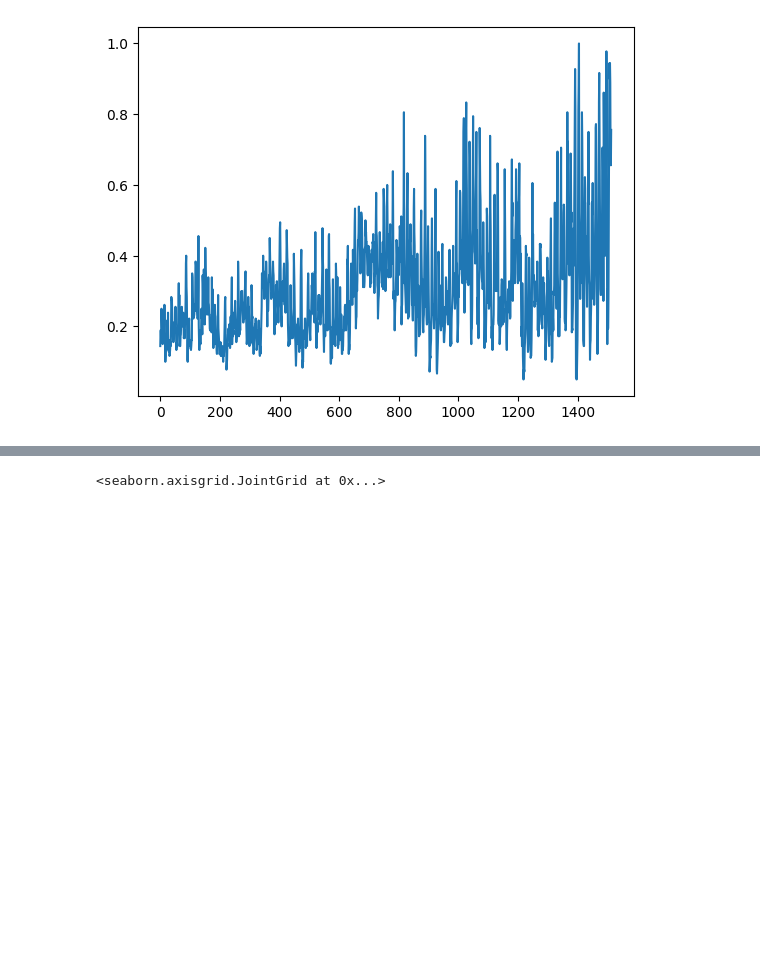
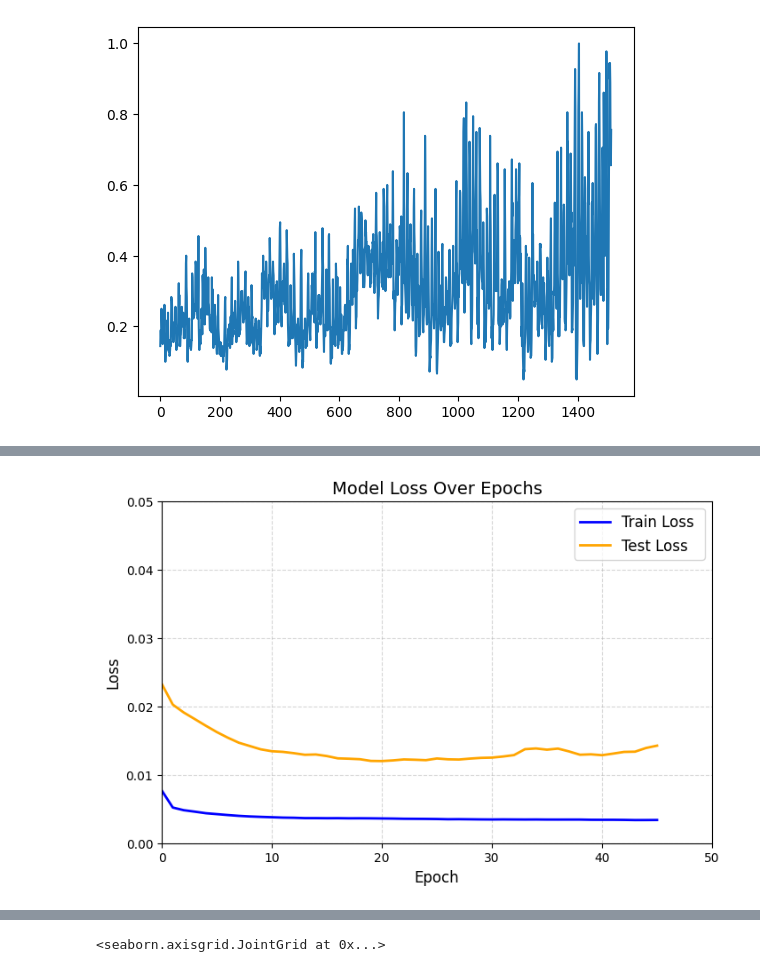
Before and after one commit to ayushsth/AQI-Forecasting, a Jupyter notebook: LSTM_KTM_MinMax_testing.ipynb, the cells around one changed output, grey strips where cells are left out. Cells and saved outputs as stored; diff of their text form; code cells hidden in the pictures; blank space fills up the shorter version.

```diff
--- a/LSTM_KTM_MinMax_testing.ipynb
+++ b/LSTM_KTM_MinMax_testing.ipynb
@@ -385,3 +385,31 @@ plt.show()
+# %%
+import numpy as np
+import matplotlib.pyplot as plt
+
+def moving_average(data, window_size=5):
+    return np.convolve(data, np.ones(window_size)/window_size, mode='valid')
+
+# Apply smoothing to the validation loss
+val_loss_smooth = moving_average(history.history['val_loss'], window_size=5)
+train_loss_smooth = moving_average(history.history['loss'], window_size=5)
+
+# Plot the smoothed loss
+plt.figure(figsize=(8, 5))
+plt.plot(train_loss_smooth, label='Train Loss ', color='blue', linewidth=2)
+plt.plot(val_loss_smooth, label='Test Loss', color='orange', linewidth=2)
+
+# Improve readability
+plt.title('Model Loss Over Epochs', fontsize=14)
+plt.xlabel('Epoch', fontsize=12)
+plt.ylabel('Loss', fontsize=12)
+plt.xlim(0, 50)
+plt.ylim(0, 0.05)  # Adjust y-axis if needed
+plt.legend(loc='upper right', fontsize=12)
+plt.grid(True, linestyle='--', alpha=0.5)
+
+plt.show()
+# %% [output]
+[figure, added]
 # %%
 # Print validation loss at each epoch
 print("Epoch-wise validation loss:")
```
Also changed, not shown: parts of 19 cells of this notebook, 11 other files.
